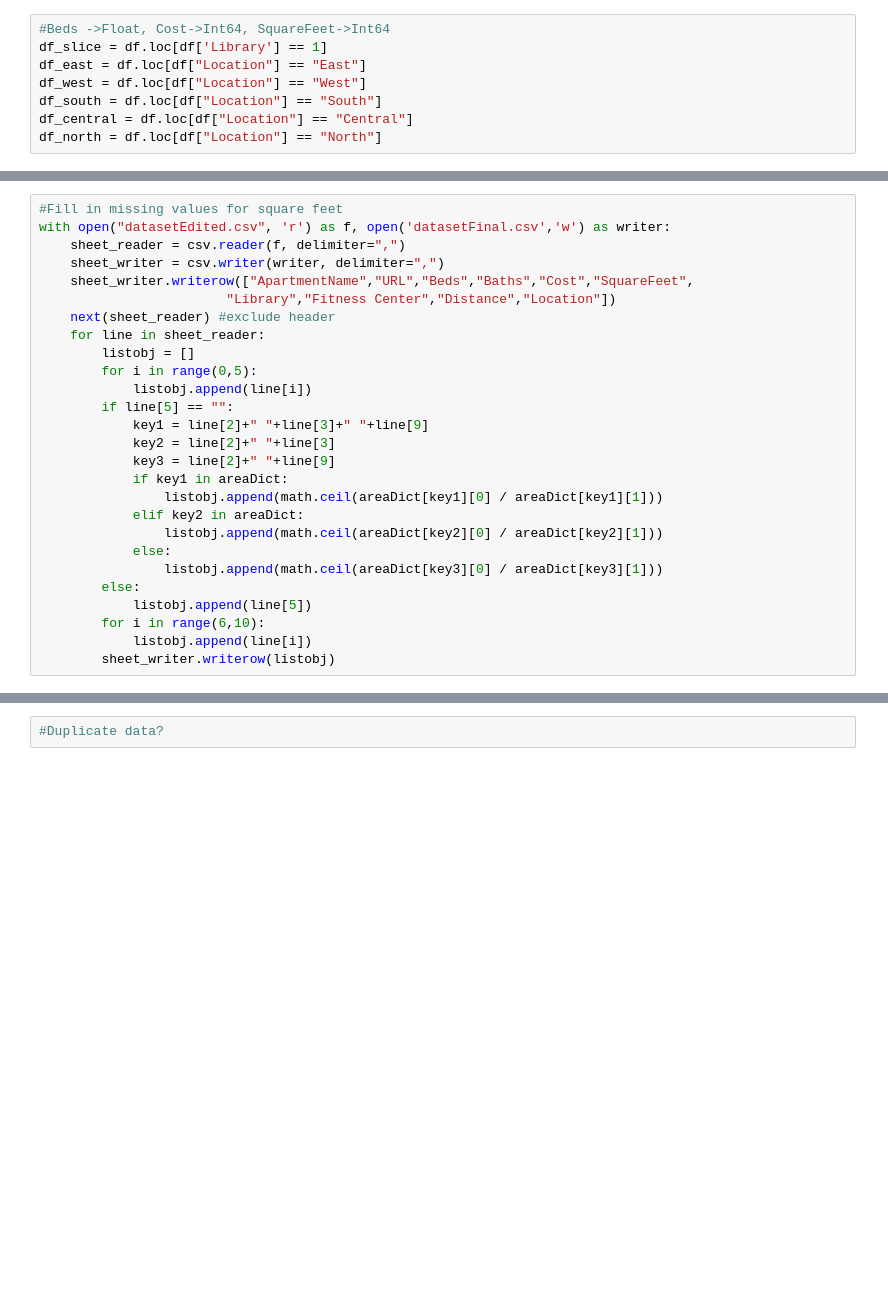
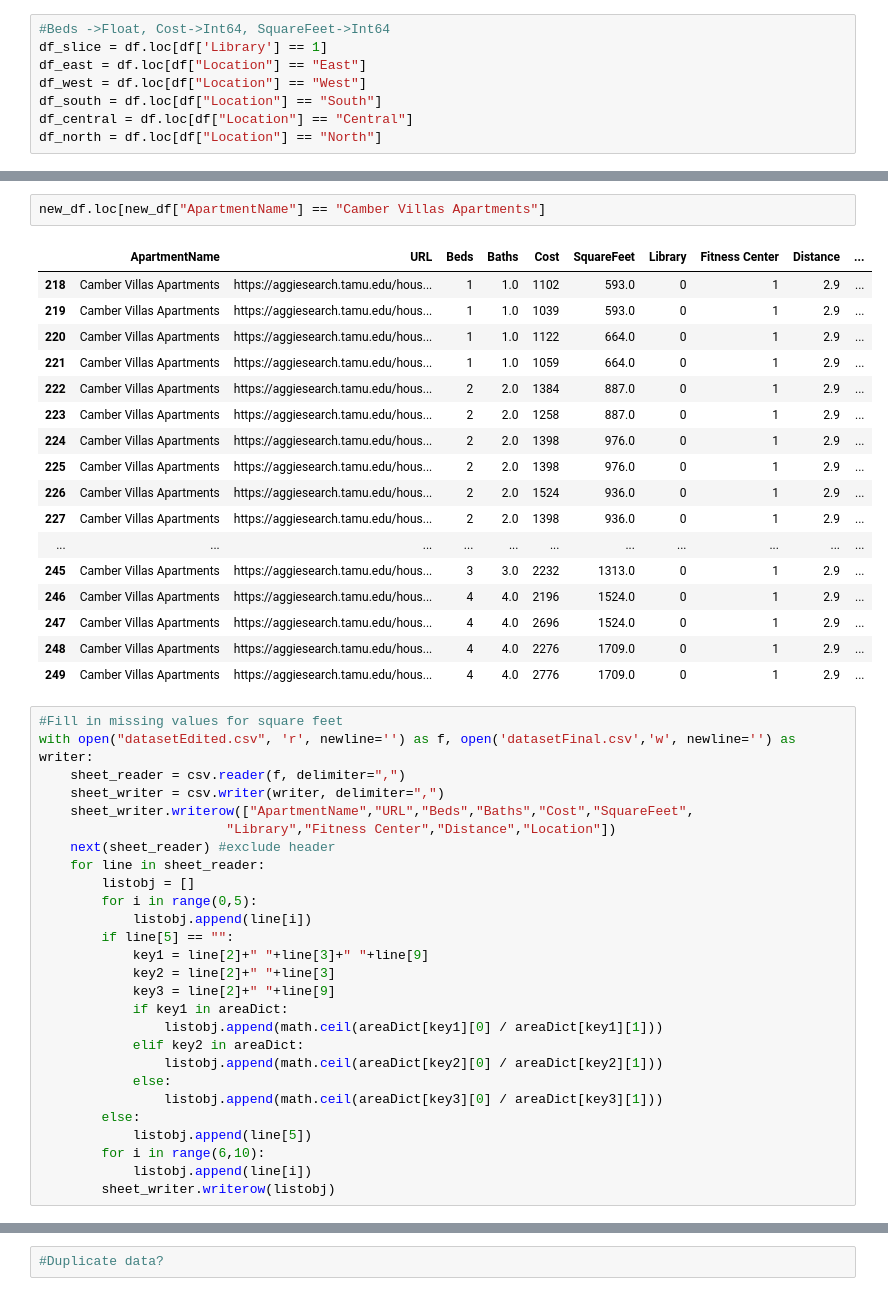
Before and after one commit to AI4ALL-HousingPrice/TAMU-Housing, a Jupyter notebook: DataPrep.ipynb, the cells around one changed output, grey strips where cells are left out. Drawn from its saved outputs; the diff is of its cells as text; blank space fills up the shorter version.

```diff
--- a/DataPrep.ipynb
+++ b/DataPrep.ipynb
@@ -211,6 +214,26 @@ memory usage: 50.1+ KB
+# %%
+new_df.loc[new_df["ApartmentName"] == "Camber Villas Apartments"]
+# %% [output]
+|  | ApartmentName | URL | Beds | Baths | Cost | SquareFeet | Library | Fitness Center | Distance | ... |
+| 218 | Camber Villas Apartments | https://aggiesearch.tamu.edu/hous... | 1 | 1.0 | 1102 | 593.0 | 0 | 1 | 2.9 | ... |
+| 219 | Camber Villas Apartments | https://aggiesearch.tamu.edu/hous... | 1 | 1.0 | 1039 | 593.0 | 0 | 1 | 2.9 | ... |
+| 220 | Camber Villas Apartments | https://aggiesearch.tamu.edu/hous... | 1 | 1.0 | 1122 | 664.0 | 0 | 1 | 2.9 | ... |
+| 221 | Camber Villas Apartments | https://aggiesearch.tamu.edu/hous... | 1 | 1.0 | 1059 | 664.0 | 0 | 1 | 2.9 | ... |
+| 222 | Camber Villas Apartments | https://aggiesearch.tamu.edu/hous... | 2 | 2.0 | 1384 | 887.0 | 0 | 1 | 2.9 | ... |
+| 223 | Camber Villas Apartments | https://aggiesearch.tamu.edu/hous... | 2 | 2.0 | 1258 | 887.0 | 0 | 1 | 2.9 | ... |
+| 224 | Camber Villas Apartments | https://aggiesearch.tamu.edu/hous... | 2 | 2.0 | 1398 | 976.0 | 0 | 1 | 2.9 | ... |
+| 225 | Camber Villas Apartments | https://aggiesearch.tamu.edu/hous... | 2 | 2.0 | 1398 | 976.0 | 0 | 1 | 2.9 | ... |
+| 226 | Camber Villas Apartments | https://aggiesearch.tamu.edu/hous... | 2 | 2.0 | 1524 | 936.0 | 0 | 1 | 2.9 | ... |
+| 227 | Camber Villas Apartments | https://aggiesearch.tamu.edu/hous... | 2 | 2.0 | 1398 | 936.0 | 0 | 1 | 2.9 | ... |
+| ... | ... | ... | ... | ... | ... | ... | ... | ... | ... | ... |
+| 245 | Camber Villas Apartments | https://aggiesearch.tamu.edu/hous... | 3 | 3.0 | 2232 | 1313.0 | 0 | 1 | 2.9 | ... |
+| 246 | Camber Villas Apartments | https://aggiesearch.tamu.edu/hous... | 4 | 4.0 | 2196 | 1524.0 | 0 | 1 | 2.9 | ... |
+| 247 | Camber Villas Apartments | https://aggiesearch.tamu.edu/hous... | 4 | 4.0 | 2696 | 1524.0 | 0 | 1 | 2.9 | ... |
+| 248 | Camber Villas Apartments | https://aggiesearch.tamu.edu/hous... | 4 | 4.0 | 2276 | 1709.0 | 0 | 1 | 2.9 | ... |
+| 249 | Camber Villas Apartments | https://aggiesearch.tamu.edu/hous... | 4 | 4.0 | 2776 | 1709.0 | 0 | 1 | 2.9 | ... |
 # %%
 #Fill in missing values for square feet
-with open("datasetEdited.csv", 'r') as f, open('datasetFinal.csv','w') as writer:
+with open("datasetEdited.csv", 'r', newline='') as f, open('datasetFinal.csv','w', newline='') as writer:
     sheet_reader = csv.reader(f, delimiter=",")
     sheet_writer = csv.writer(writer, delimiter=",")
     sheet_writer.writerow(["ApartmentName","URL","Beds","Baths","Cost","SquareFeet",
```
Also changed, not shown: parts of 8 cells of this notebook, 5 other files.
